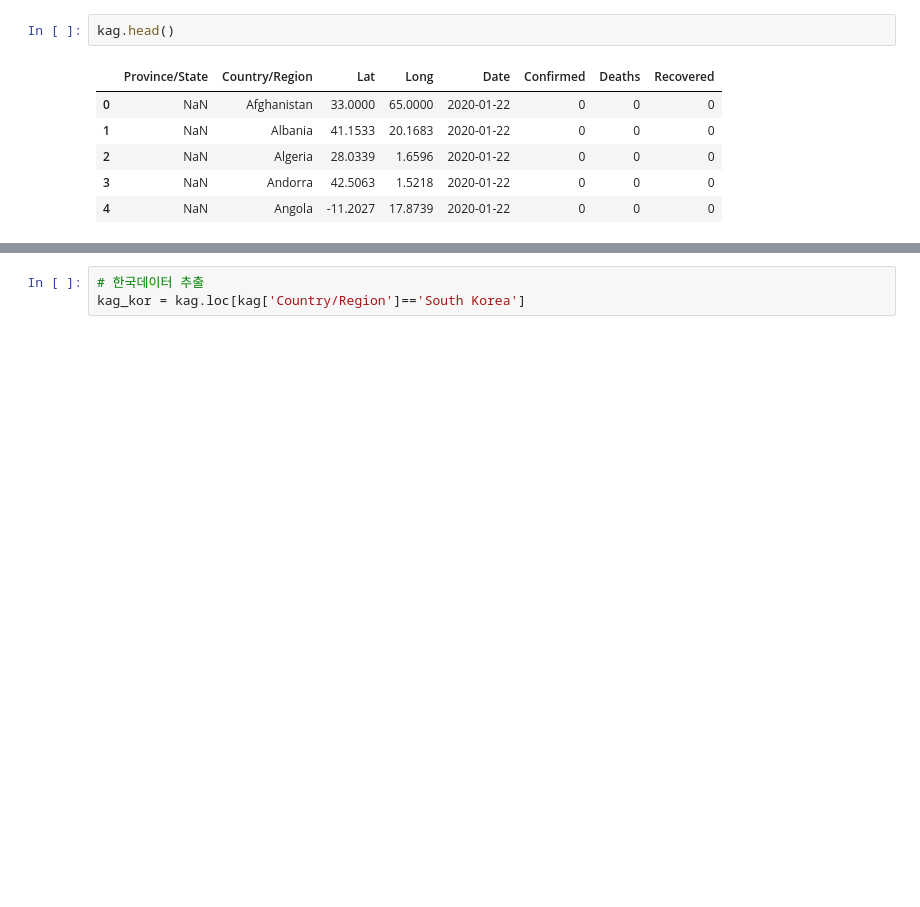
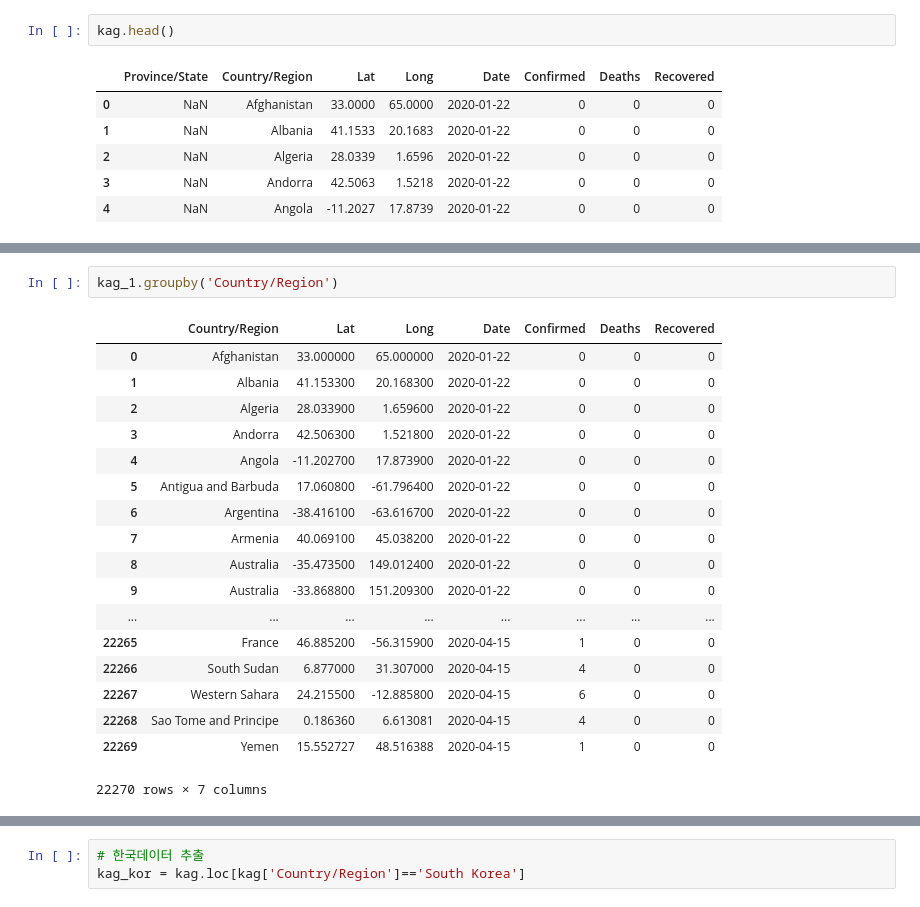
Before and after one commit to Hinterhalter/Post-COVID-19_modeling, a Jupyter notebook: Exploratory_Data_Analysis.ipynb, the cells around one changed output, grey strips where cells are left out. Saved outputs shown, nothing was run; the diff lists cells and outputs as text; blank space fills up the shorter version.

```diff
--- a/Exploratory_Data_Analysis.ipynb
+++ b/Exploratory_Data_Analysis.ipynb
@@ -460,0 +517,21 @@ kag.head()
+# %%
+kag_1.groupby('Country/Region')
+# %% [output]
+|  | Country/Region | Lat | Long | Date | Confirmed | Deaths | Recovered |
+| 0 | Afghanistan | 33.000000 | 65.000000 | 2020-01-22 | 0 | 0 | 0 |
+| 1 | Albania | 41.153300 | 20.168300 | 2020-01-22 | 0 | 0 | 0 |
+| 2 | Algeria | 28.033900 | 1.659600 | 2020-01-22 | 0 | 0 | 0 |
+| 3 | Andorra | 42.506300 | 1.521800 | 2020-01-22 | 0 | 0 | 0 |
+| 4 | Angola | -11.202700 | 17.873900 | 2020-01-22 | 0 | 0 | 0 |
+| 5 | Antigua and Barbuda | 17.060800 | -61.796400 | 2020-01-22 | 0 | 0 | 0 |
+| 6 | Argentina | -38.416100 | -63.616700 | 2020-01-22 | 0 | 0 | 0 |
+| 7 | Armenia | 40.069100 | 45.038200 | 2020-01-22 | 0 | 0 | 0 |
+| 8 | Australia | -35.473500 | 149.012400 | 2020-01-22 | 0 | 0 | 0 |
+| 9 | Australia | -33.868800 | 151.209300 | 2020-01-22 | 0 | 0 | 0 |
+| ... | ... | ... | ... | ... | ... | ... | ... |
+| 22265 | France | 46.885200 | -56.315900 | 2020-04-15 | 1 | 0 | 0 |
+| 22266 | South Sudan | 6.877000 | 31.307000 | 2020-04-15 | 4 | 0 | 0 |
+| 22267 | Western Sahara | 24.215500 | -12.885800 | 2020-04-15 | 6 | 0 | 0 |
+| 22268 | Sao Tome and Principe | 0.186360 | 6.613081 | 2020-04-15 | 4 | 0 | 0 |
+| 22269 | Yemen | 15.552727 | 48.516388 | 2020-04-15 | 1 | 0 | 0 |
+22270 rows × 7 columns
```
Also changed, not shown: parts of 9 cells of this notebook.
